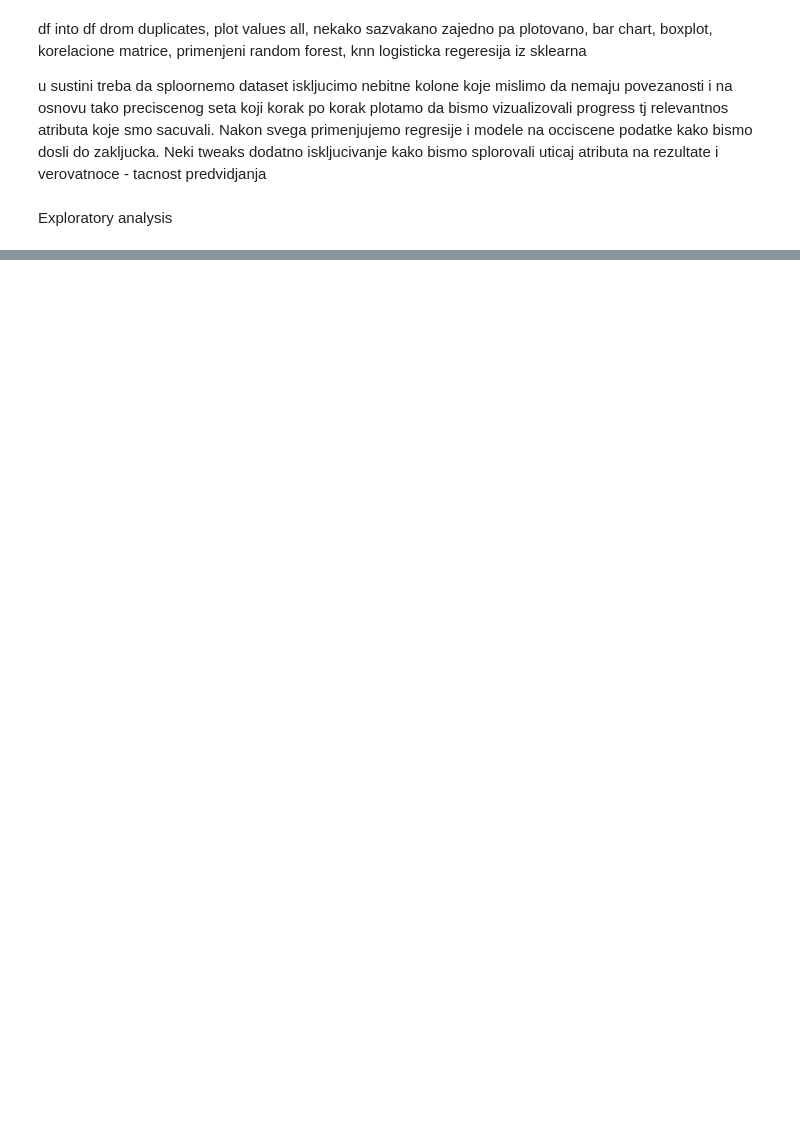
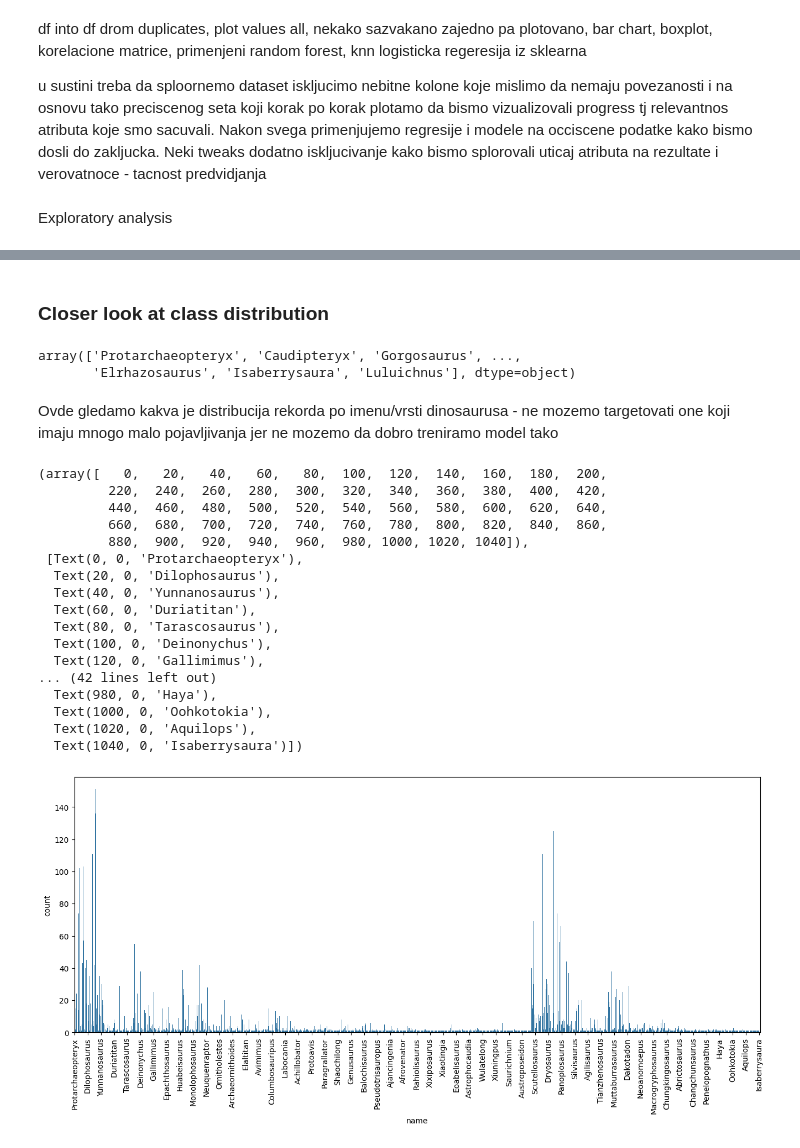
Before and after one commit to Nataliyay-Singidunum/vestacka-inteligencija, a Jupyter notebook: VI_septembar_1.ipynb, the cells around one changed output, grey strips where cells are left out. Cells and saved outputs as stored; diff of their text form; code cells hidden in the pictures; blank space fills up the shorter version.

Commit message:
Data prep

```diff
--- a/VI_septembar_1.ipynb
+++ b/VI_septembar_1.ipynb
@@ -85,0 +63,2 @@ memory usage: 113.2+ KB
+# %%
+dinos = pd.read_csv('/content/drive/MyDrive/faks_sept_2026/veštačka_inteligencija/dataset/dinosaur_dataset/dinosaurs.csv')
@@ -95,0 +160,38 @@ Exploratory analysis
+# %% [markdown]
+### Closer look at class distribution
+# %%
+unique_names = dinos["name"].unique()
+unique_names
+# %% [output]
+array(['Protarchaeopteryx', 'Caudipteryx', 'Gorgosaurus', ...,
+       'Elrhazosaurus', 'Isaberrysaura', 'Luluichnus'], dtype=object)
+# %% [markdown]
+Ovde gledamo kakva je distribucija rekorda po imenu/vrsti dinosaurusa - ne mozemo targetovati one koji imaju mnogo malo pojavljivanja jer ne mozemo da dobro treniramo model tako
+# %%
+if "name" in dinos.columns:
+  plt.figure(figsize = (16, 6))
+  sns.countplot(data = dinos, x = "name")
+
+ax = plt.gca()
+ax.set_xticks(ax.get_xticks()[::20])
+
+plt.xticks(rotation=90)
+# %% [output]
+(array([   0,   20,   40,   60,   80,  100,  120,  140,  160,  180,  200,
+         220,  240,  260,  280,  300,  320,  340,  360,  380,  400,  420,
+         440,  460,  480,  500,  520,  540,  560,  580,  600,  620,  640,
+         660,  680,  700,  720,  740,  760,  780,  800,  820,  840,  860,
+         880,  900,  920,  940,  960,  980, 1000, 1020, 1040]),
+ [Text(0, 0, 'Protarchaeopteryx'),
+  Text(20, 0, 'Dilophosaurus'),
+  Text(40, 0, 'Yunnanosaurus'),
+  Text(60, 0, 'Duriatitan'),
+  Text(80, 0, 'Tarascosaurus'),
+  Text(100, 0, 'Deinonychus'),
+  Text(120, 0, 'Gallimimus'),
+... (42 lines left out)
+  Text(980, 0, 'Haya'),
+  Text(1000, 0, 'Oohkotokia'),
+  Text(1020, 0, 'Aquilops'),
+  Text(1040, 0, 'Isaberrysaura')])
+[figure, added]
```
Also changed, not shown: parts of 60 cells of this notebook.
